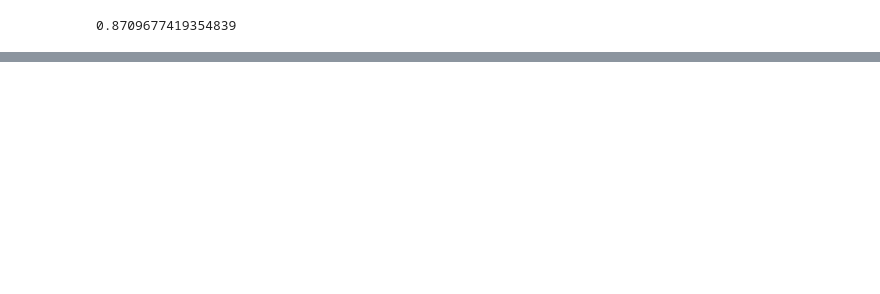
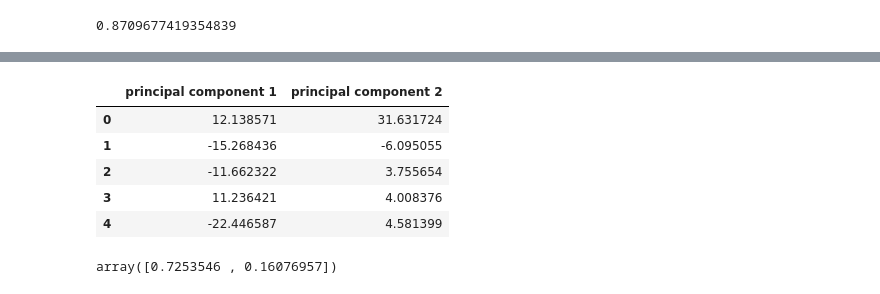
Before and after one commit to mmyang123/Unsupervised-Learning, a Jupyter notebook: MyOpia.ipynb, the cells around one changed output, grey strips where cells are left out. Saved outputs shown, nothing was run; the diff lists cells and outputs as text; code cells hidden in the pictures; blank space fills up the shorter version.

```diff
--- a/MyOpia.ipynb
+++ b/MyOpia.ipynb
@@ -79,0 +102,18 @@ accuracy_score(y_test, y_pred)
+# %%
+# Transform PCA data to a DataFrame
+df_myopia_pca = pd.DataFrame(
+    data=myopia, columns=["principal component 1", "principal component 2"]
+)
+df_myopia_pca.head()
+# %% [output]
+|  | principal component 1 | principal component 2 |
+| 0 | 12.138571 | 31.631724 |
+| 1 | -15.268436 | -6.095055 |
+| 2 | -11.662322 | 3.755654 |
+| 3 | 11.236421 | 4.008376 |
+| 4 | -22.446587 | 4.581399 |
+# %%
+# Fetch the explained variance
+pca.explained_variance_ratio_
+# %% [output]
+array([0.7253546 , 0.16076957])
```
Also changed, not shown: parts of 24 cells of this notebook.
